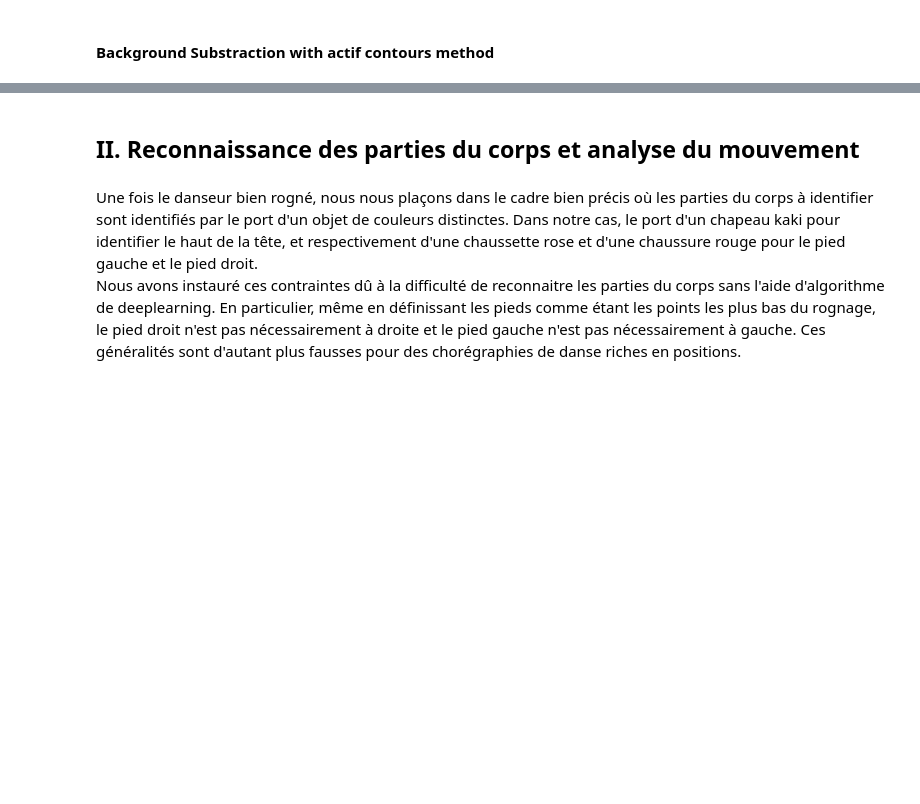
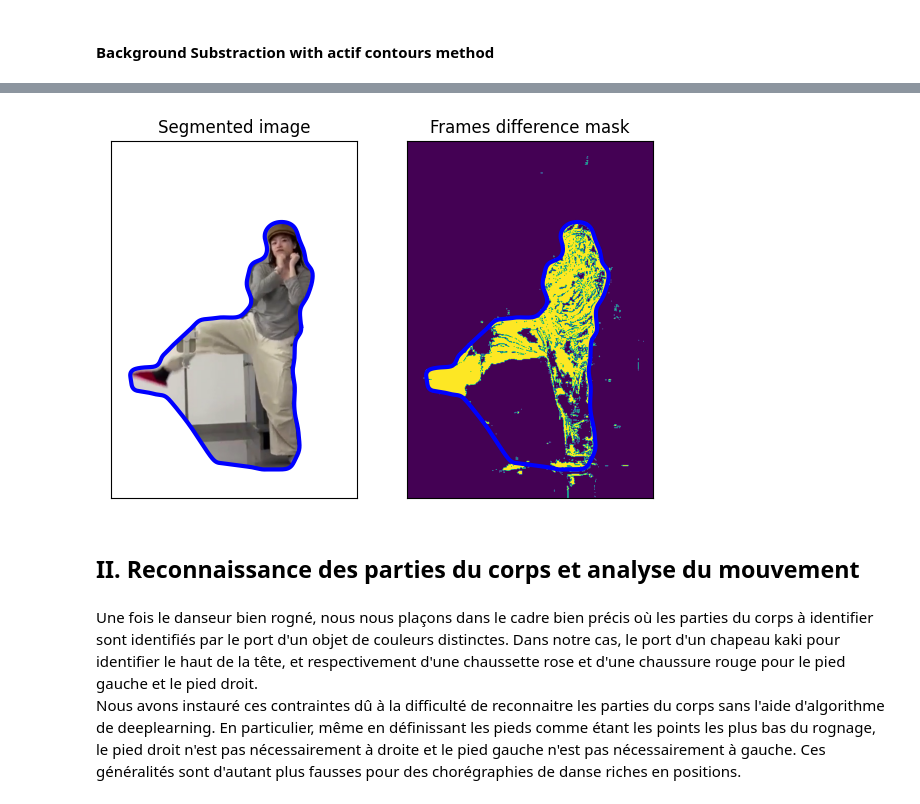
Before and after one commit to studyduude/dance-vision, a Jupyter notebook: chore_analysis.ipynb, the cells around one changed output, grey strips where cells are left out. Drawn from its saved outputs; the diff is of its cells as text; code cells hidden in the pictures; blank space fills up the shorter version.

```diff
--- a/chore_analysis.ipynb
+++ b/chore_analysis.ipynb
@@ -3,7 +3,7 @@
 # %% [markdown]
 Dans le cadre du projet de reconnaissance visuelle, nous aimerions comparer les mouvements de danseurs différents. En particulier, nous aimerons savoir si deux danseurs sont synchrones dans leurs mouvements pour une chorégraphie donnée. Cela nécessite un prétraitement de chaque frame d'une vidéo, puis d'identifier les différentes parties du corps de chaque danseurs, et enfin d'analyser les mouvements de chacune de ces parties. Dans ce notebook, nous allons traiter chacune de ces parties, en évitant au maximum le recours aux méthodes d'apprentissage automatique, mais en se fixant des contraintes sur le format de la vidéo.
 # %%
-original_video_path = "data/chore_jo_wa.mp4"
+original_video_path = "data/test_video_trimed.mp4"
 processed_video_path = "data/chore_jo_wa_processed.mp4"
 # %% [markdown]
 ## I. Prétraitement des données: suppression du fond
@@ -211,16 +217,28 @@ save_video(fr, cropped_video, processed_video_path)
 # %%
-for i in range(5) :
-    fig, ax = plt.subplots(1, 2, figsize=(7, 7))
-    ax[0].imshow(cropped_video[i].astype(int))
-    # ax.imshow(cropped_video[i], cmap=plt.cm.gray)
-    ax[0].plot(contours[i][:, 1], contours[i][:, 0], '-b', lw=3)
-    ax[0].set_xticks([]), ax[0].set_yticks([])
-    ax[0].axis([0, cropped_video[i].shape[1], cropped_video[i].shape[0], 0])
+## Example results on one frame
 
-    ax[1].imshow(diff_masks[i])
-    # ax[2].imshow(filtered_masks[:2][i])
+id = 103
 
-    plt.show()
+fig, ax = plt.subplots(1, 2, figsize=(7, 7))
+ax[0].imshow(cropped_video[id].astype(int))
+# ax.imshow(cropped_video[i], cmap=plt.cm.gray)
+ax[0].plot(contours[id][:, 1], contours[id][:, 0], '-b', lw=3)
+ax[0].set_xticks([]), ax[0].set_yticks([])
+ax[0].axis([0, cropped_video[id].shape[1], cropped_video[id].shape[0], 0])
+ax[0].set_title('Segmented image')
+
+ax[1].imshow(diff_masks[id])
+
+ax[1].plot(contours[id][:, 1], contours[id][:, 0], '-b', lw=3)
+ax[1].set_xticks([]), ax[1].set_yticks([])
+ax[1].axis([0, cropped_video[id].shape[1], cropped_video[id].shape[0], 0])
+ax[1].set_title('Frames difference mask')
+
+# ax[2].imshow(filtered_masks[:2][i])
+
+plt.show()
+# %% [output]
+[figure, added]
 # %% [markdown]
 ## II. Reconnaissance des parties du corps et analyse du mouvement
 # %% [markdown]
```
Also changed, not shown: parts of 5 cells of this notebook, 5 other files.
